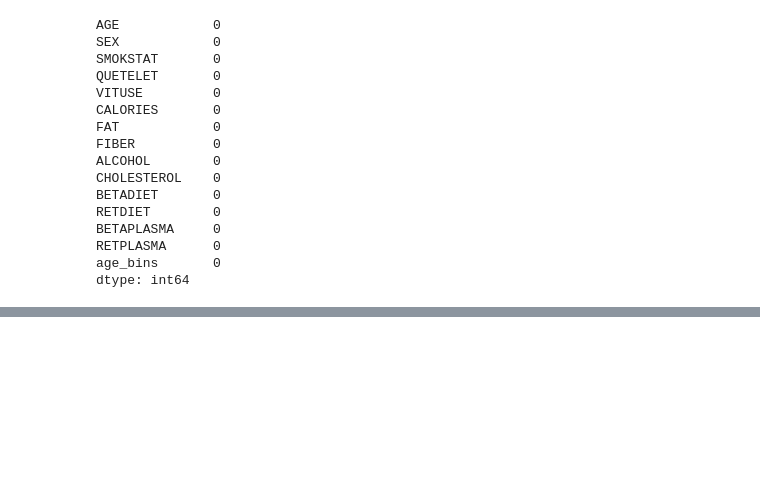
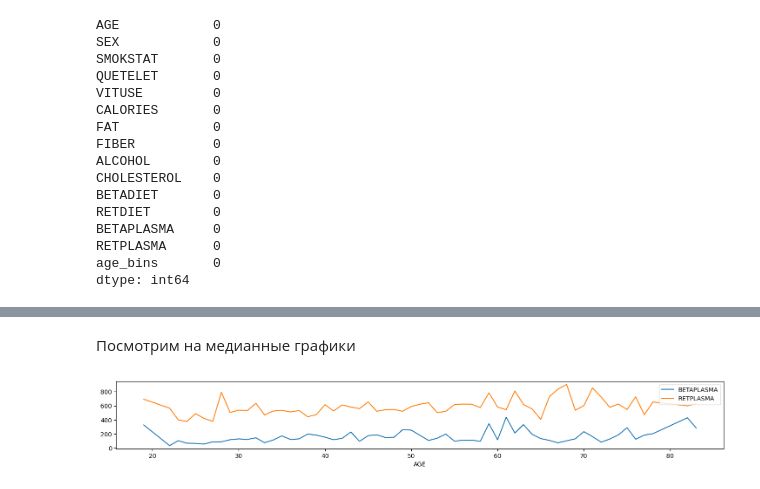
Before and after one commit to RomanD83/pbc, a Jupyter notebook: Determinants.ipynb, the cells around one changed output, grey strips where cells are left out. Cells and saved outputs as stored; diff of their text form; code cells hidden in the pictures; blank space fills up the shorter version.

```diff
--- a/Determinants.ipynb
+++ b/Determinants.ipynb
@@ -781,0 +231,6 @@ train.head()
+# %% [markdown]
+Посмотрим на медианные графики
+# %%
+df.groupby('AGE')[['BETAPLASMA', 'RETPLASMA']].median().plot(figsize=(18,2));
+# %% [output]
+[figure, added]
```
Also changed, not shown: parts of 111 cells of this notebook.
